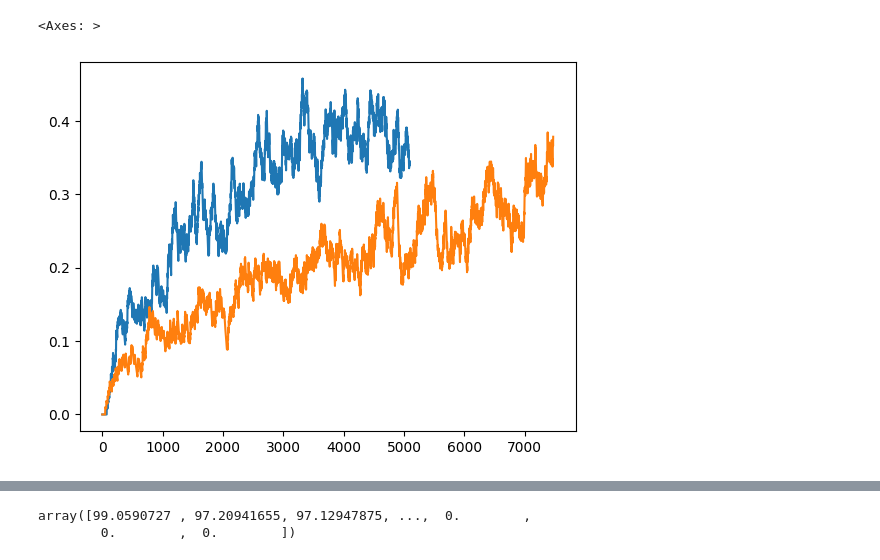
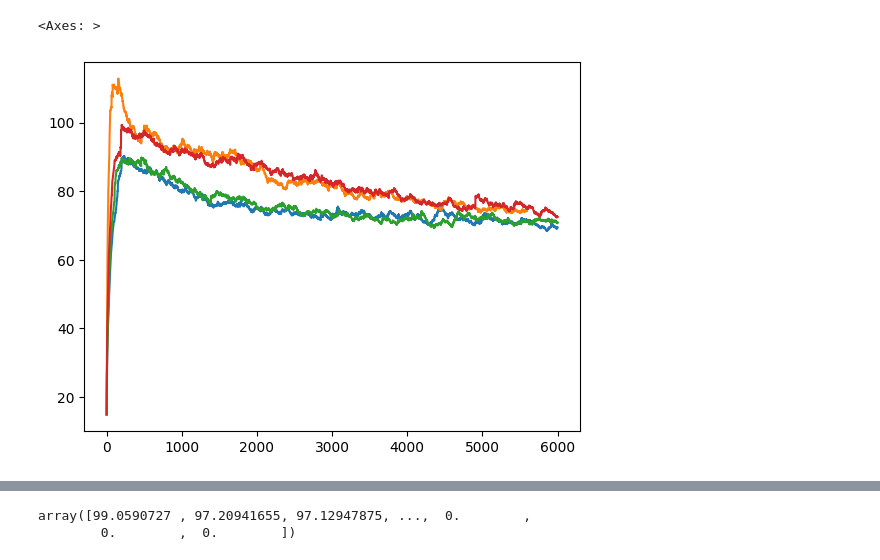
Before and after one commit to Lvlad0022/Diplomski, a Jupyter notebook: snake_biljeznica.ipynb, the cells around one changed output, grey strips where cells are left out. Saved outputs shown, nothing was run; the diff lists cells and outputs as text; code cells hidden in the pictures.

```diff
--- a/snake_biljeznica.ipynb
+++ b/snake_biljeznica.ipynb
@@ -6,5 +11,6 @@ import scipy
 # %%
-df1 = pd.read_csv(r"C:\Users\lovro\Desktop\snake\simple_snake_game_models\zsave_simple_snake3_log_n3_nondueling_memory0_scheduler1_gamma0.85_2025-11-23_09-48-18.csv")
-df2 = pd.read_csv(r"C:\Users\lovro\Desktop\snake\simple_snake_game_models\zsave_simple_snake3_log_n3_dueling_memory1_scheduler1_gamma0.85_2025-11-26_00-06-51.csv")
-df3 = pd.read_csv(r"C:\Users\lovro\Desktop\snake\simple_snake_game_models\zsave_simple_snake3_log_n3_dueling_memory1_scheduler1_gamma0.85_2025-11-26_18-14-24.csv")
-df4 = pd.read_csv(r"C:\Users\lovro\Desktop\snake\simple_snake_game_models\zsave_simple_snake3_log_n3_dueling_memory1_scheduler1_gamma0.85_2025-11-26_19-14-53.csv")
+
+df1 = pd.read_csv(r"C:\Users\lovro\Desktop\snake\acrobot__polyakTrue_gamma0.99_doubleqFalse_priorityFalse_2025-11-29_04-48-38")
+df2 = pd.read_csv(r"C:\Users\lovro\Desktop\snake\acrobot__polyakTrue_gamma0.99_doubleqFalse_priorityTrue_2025-11-29_06-35-27")
+df3 = pd.read_csv(r"C:\Users\lovro\Desktop\snake\acrobot__polyakTrue_gamma0.99_doubleqTrue_priorityFalse_2025-11-28_23-40-15")
+df4 = pd.read_csv(r"C:\Users\lovro\Desktop\snake\acrobot__polyakTrue_gamma0.99_doubleqTrue_priorityTrue_2025-11-29_01-38-26")
@@ -33,8 +17,9 @@ df3["learning_rate"].plot()
 # %%
-
-(df3["win_pct"]).plot()
-(df2["win_pct"]).plot()
+(df1["avg_count"]).plot()
+(df2["avg_count"]).plot()
+(df3["avg_count"]).plot()
+(df4["avg_count"]).plot()
 # %% [output]
 <Axes: >
-[figure, old version]
+[figure, new version]
 # %%
```
Also changed, not shown: parts of 5 cells of this notebook, 27 other files.
